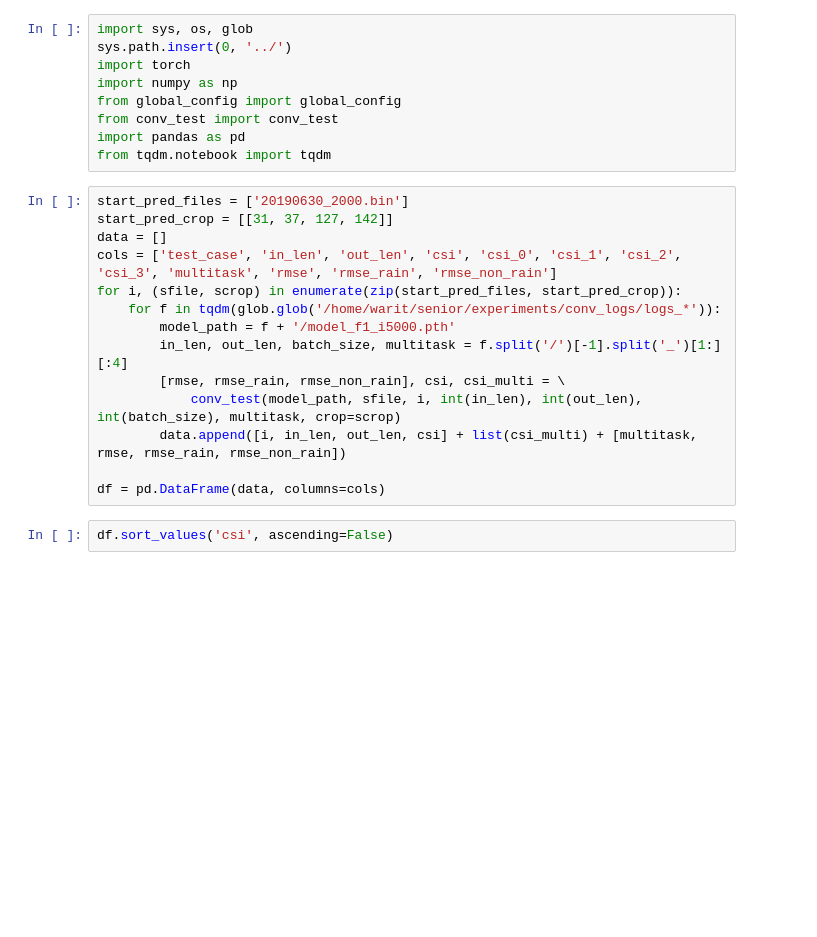
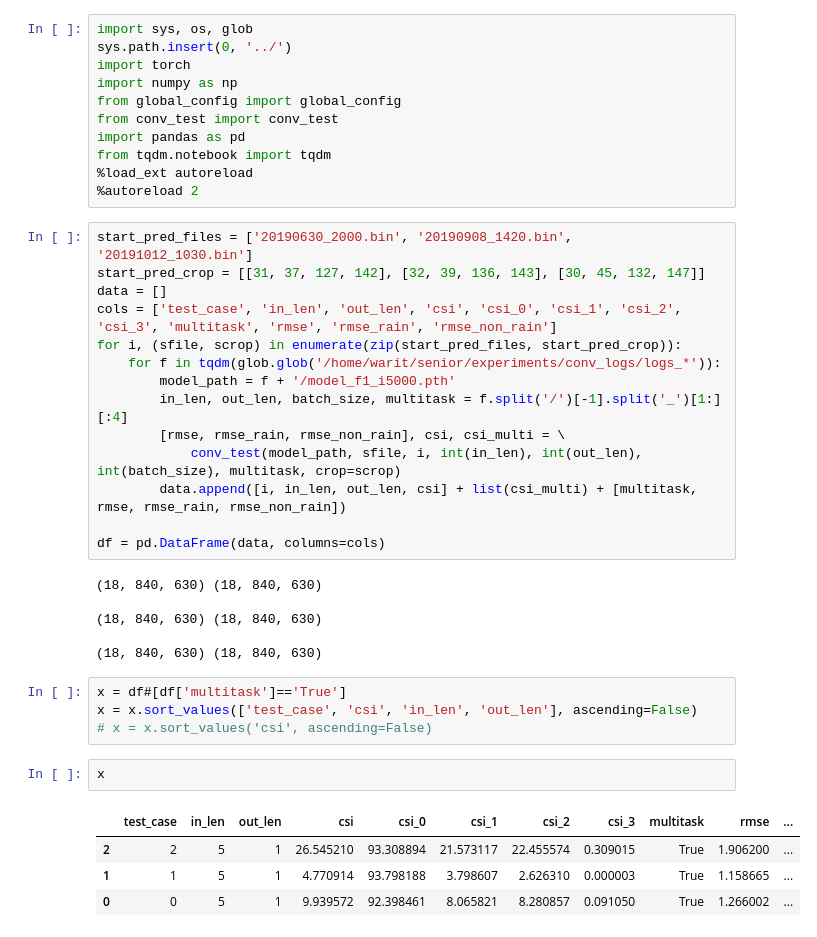
Before and after one commit to doliolarzz/senior, a Jupyter notebook: summary/Summarize.ipynb, the cells around one changed output. Saved outputs shown, nothing was run; the diff lists cells and outputs as text; blank space fills up the shorter version.

```diff
--- a/summary/Summarize.ipynb
+++ b/summary/Summarize.ipynb
@@ -7,9 +7,11 @@ from global_config import global_config
 from conv_test import conv_test
 import pandas as pd
 from tqdm.notebook import tqdm
+%load_ext autoreload
+%autoreload 2
 # %%
-start_pred_files = ['20190630_2000.bin']
-start_pred_crop = [[31, 37, 127, 142]]
+start_pred_files = ['20190630_2000.bin', '20190908_1420.bin', '20191012_1030.bin']
+start_pred_crop = [[31, 37, 127, 142], [32, 39, 136, 143], [30, 45, 132, 147]]
 data = []
 cols = ['test_case', 'in_len', 'out_len', 'csi', 'csi_0', 'csi_1', 'csi_2', 'csi_3', 'multitask', 'rmse', 'rmse_rain', 'rmse_non_rain']
 for i, (sfile, scrop) in enumerate(zip(start_pred_files, start_pred_crop)):
@@ -21,5 +23,20 @@ for i, (sfile, scrop) in enumerate(zip(start_pred_files, start_pred_crop)):
         data.append([i, in_len, out_len, csi] + list(csi_multi) + [multitask, rmse, rmse_rain, rmse_non_rain])
 
 df = pd.DataFrame(data, columns=cols)
+# %% [output]
+(18, 840, 630) (18, 840, 630)
+
+(18, 840, 630) (18, 840, 630)
+
+(18, 840, 630) (18, 840, 630)
-# %%
-df.sort_values('csi', ascending=False)
+# %%
+x = df#[df['multitask']=='True']
+x = x.sort_values(['test_case', 'csi', 'in_len', 'out_len'], ascending=False)
+# x = x.sort_values('csi', ascending=False)
+# %%
+x
+# %% [output]
+|  | test_case | in_len | out_len | csi | csi_0 | csi_1 | csi_2 | csi_3 | multitask | rmse | ... |
+| 2 | 2 | 5 | 1 | 26.545210 | 93.308894 | 21.573117 | 22.455574 | 0.309015 | True | 1.906200 | ... |
+| 1 | 1 | 5 | 1 | 4.770914 | 93.798188 | 3.798607 | 2.626310 | 0.000003 | True | 1.158665 | ... |
+| 0 | 0 | 5 | 1 | 9.939572 | 92.398461 | 8.065821 | 8.280857 | 0.091050 | True | 1.266002 | ... |
```
Also changed, not shown: 18 other files.
